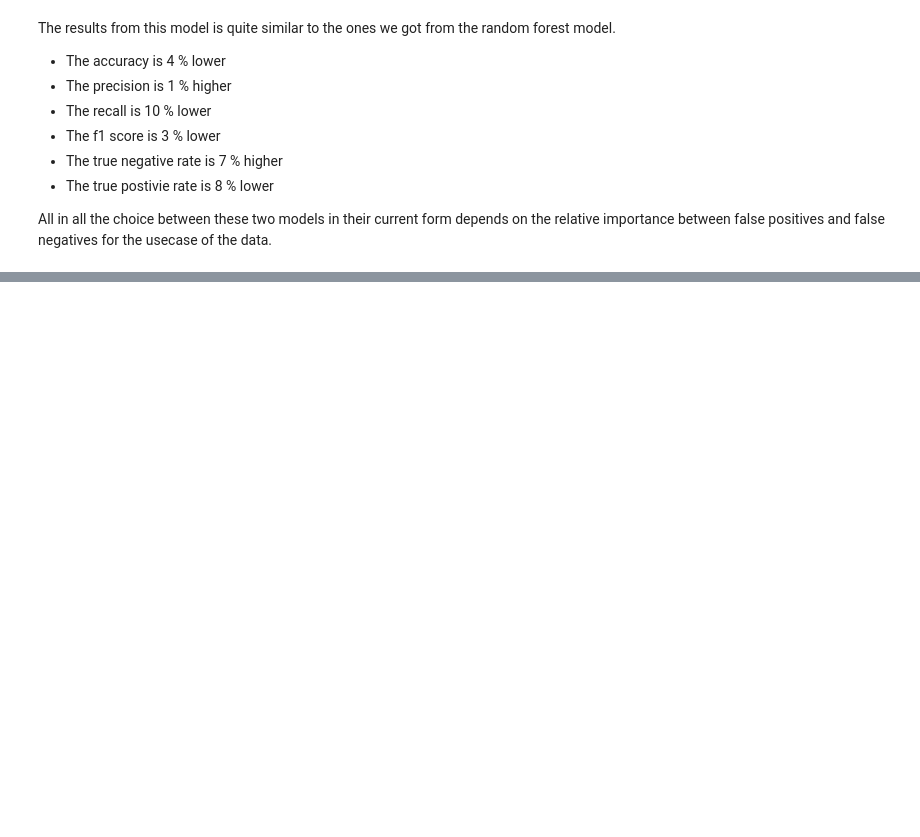
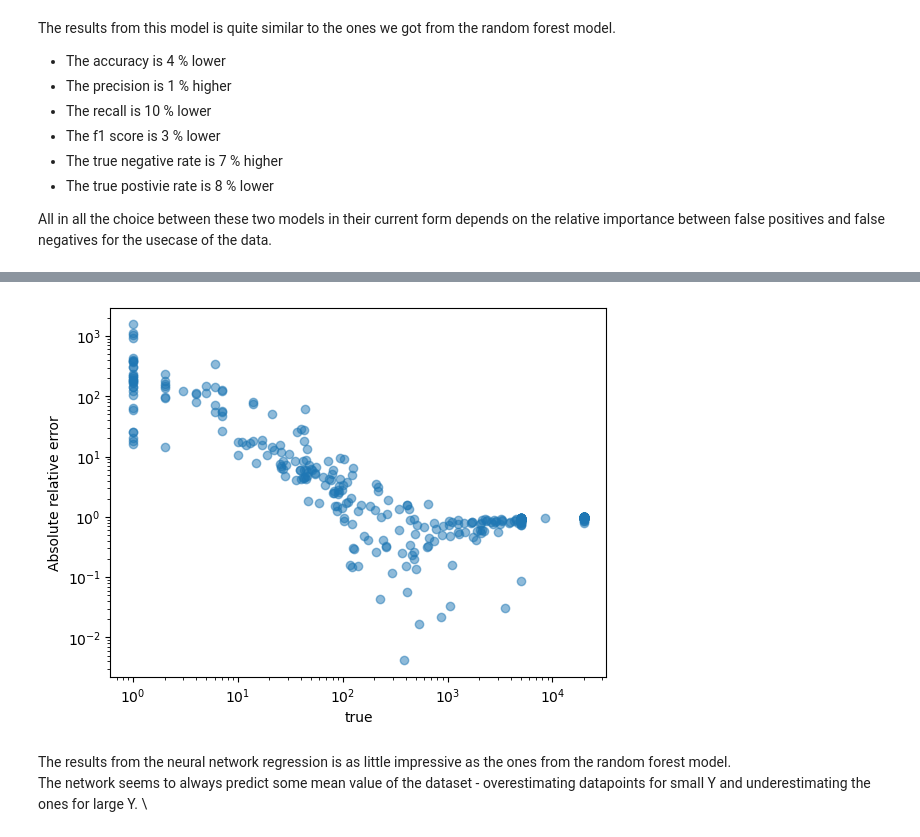
Before and after one commit to vegardbs/oncoimmunity, a Jupyter notebook: training_and_evaluation.ipynb, the cells around one changed output, grey strips where cells are left out. Drawn from its saved outputs; the diff is of its cells as text; code cells hidden in the pictures; blank space fills up the shorter version.

```diff
--- a/training_and_evaluation.ipynb
+++ b/training_and_evaluation.ipynb
@@ -761,0 +436,11 @@ plt.ylim([-2500,2500])
+# %%
+data = pd.read_json("preprocessed_data.json")
+
+nn_X = data[["PCA1", "PCA2", "X2_var_encoding", "X3_var_encoding"]]
+
+# apply lambda function to create new columns for each value in lists
+nn_X[['X2_var_' + str(n) for n in range(nn_X["X2_var_encoding"][0].__len__())]] = nn_X['X2_var_encoding'].apply(lambda x: pd.Series(x))
+nn_X[['X3_var_' + str(n) for n in range(nn_X["X3_var_encoding"][0].__len__())]] = nn_X['X3_var_encoding'].apply(lambda x: pd.Series(x))
+
+# drop original columns
+nn_X = nn_X.drop(['X2_var_encoding', 'X3_var_encoding'], axis=1)
@@ -761,0 +569,11 @@ plt.ylim([-2500,2500])
+# %%
+# Plot the absolute relative error versus true values
+plt.scatter(Y, abs(error)/Y, alpha=0.5)
+plt.loglog()
+plt.xlabel("true");
+plt.ylabel("Absolute relative error");
+# %% [output]
+[figure, added]
+# %% [markdown]
+The results from the neural network regression is as little impressive as the ones from the random forest model.\
+The network seems to always predict some mean value of the dataset - overestimating datapoints for small Y and underestimating the ones for large Y. \
```
Also changed, not shown: parts of 48 cells of this notebook, 3 other files.
